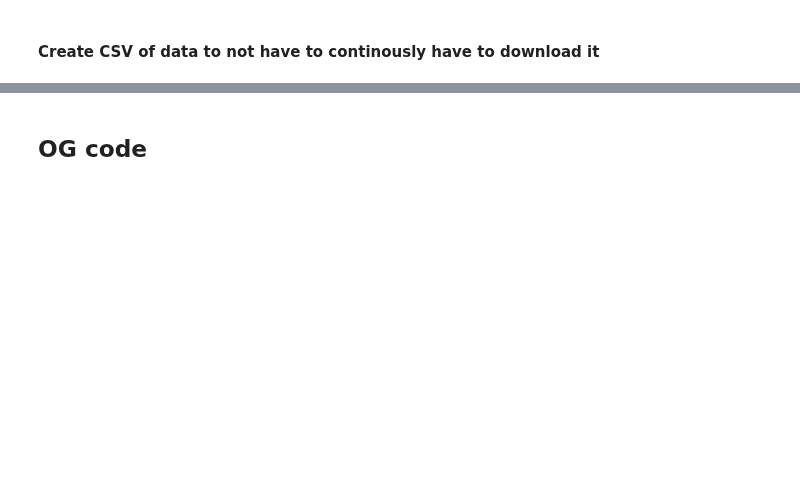
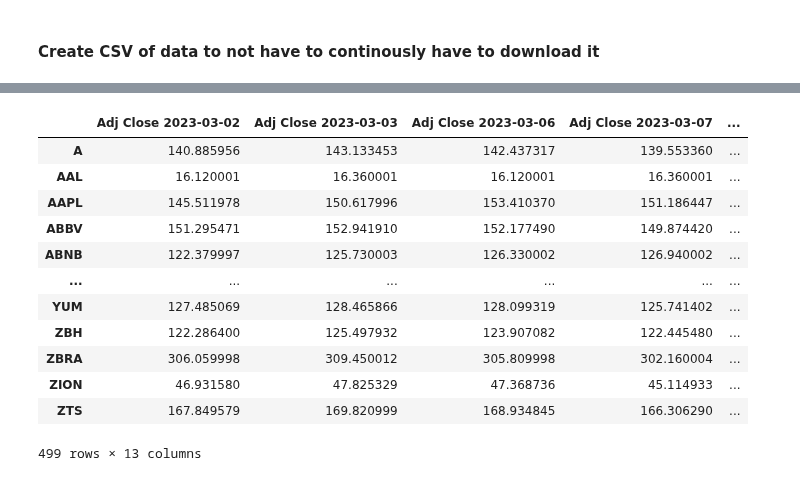
Before and after one commit to ktongk/BTT-JPMC-1, a Jupyter notebook: Anna/fresh.ipynb, the cells around one changed output, grey strips where cells are left out. Saved outputs shown, nothing was run; the diff lists cells and outputs as text; code cells hidden in the pictures; blank space fills up the shorter version.

```diff
--- a/Anna/fresh.ipynb
+++ b/Anna/fresh.ipynb
@@ -95,20 +78,15 @@ print(df_create)
 # %%
-symbols = sorted(symbols)
-print("Downloading {} files".format(len(symbols))
 for i, symbol in enumerate(symbols):
     try:
-        df = yf.download(symbol, start=start_date, end=end_date)
-        df = df['Adj Close']
+        df = web.get_data_yahoo(symbol, start_date, end_date)
+        df = df[['Adj Close']]
 
-        # Loop through the days and populate the DataFrame
-        for day in days:
-            date_str = day.split()[-1]  # Extract the day from the column name
-            date = end_date - pd.DateOffset(days=int(date_str))
-            if date in df.index:
-                df_create.at[symbol, day] = df.loc[date]
-            else:
-                df_create.at[symbol, day] = np.nan
+        # Assuming that 'symbol' is the company symbol/ticker, you can use it to add data to 'df_create'
+        for day, adj_close in df.iterrows():
+            df_create.at[symbol, "Adj Close " + day.strftime("%Y-%m-%d")] = adj_close[0]
+            warnings.simplefilter(action='ignore', category=FutureWarning)
+
     except KeyError:
         print("Error for {}".format(symbol))
-    pass
-print("Stored {} files".format(i + 1))
+        pass
+#print("Stored {} files".format(i+1))
@@ -115,2 +188,0 @@ print("Stored {} files".format(i + 1))
-# %% [markdown]
-## OG code
@@ -131,0 +189,16 @@ df.shape
+# %%
+df_create
+# %% [output]
+|  | Adj Close 2023-03-02 | Adj Close 2023-03-03 | Adj Close 2023-03-06 | Adj Close 2023-03-07 | ... |
+| A | 140.885956 | 143.133453 | 142.437317 | 139.553360 | ... |
+| AAL | 16.120001 | 16.360001 | 16.120001 | 16.360001 | ... |
+| AAPL | 145.511978 | 150.617996 | 153.410370 | 151.186447 | ... |
+| ABBV | 151.295471 | 152.941910 | 152.177490 | 149.874420 | ... |
+| ABNB | 122.379997 | 125.730003 | 126.330002 | 126.940002 | ... |
+| ... | ... | ... | ... | ... | ... |
+| YUM | 127.485069 | 128.465866 | 128.099319 | 125.741402 | ... |
+| ZBH | 122.286400 | 125.497932 | 123.907082 | 122.445480 | ... |
+| ZBRA | 306.059998 | 309.450012 | 305.809998 | 302.160004 | ... |
+| ZION | 46.931580 | 47.825329 | 47.368736 | 45.114933 | ... |
+| ZTS | 167.849579 | 169.820999 | 168.934845 | 166.306290 | ... |
+499 rows × 13 columns
```
Also changed, not shown: parts of 11 cells of this notebook.
